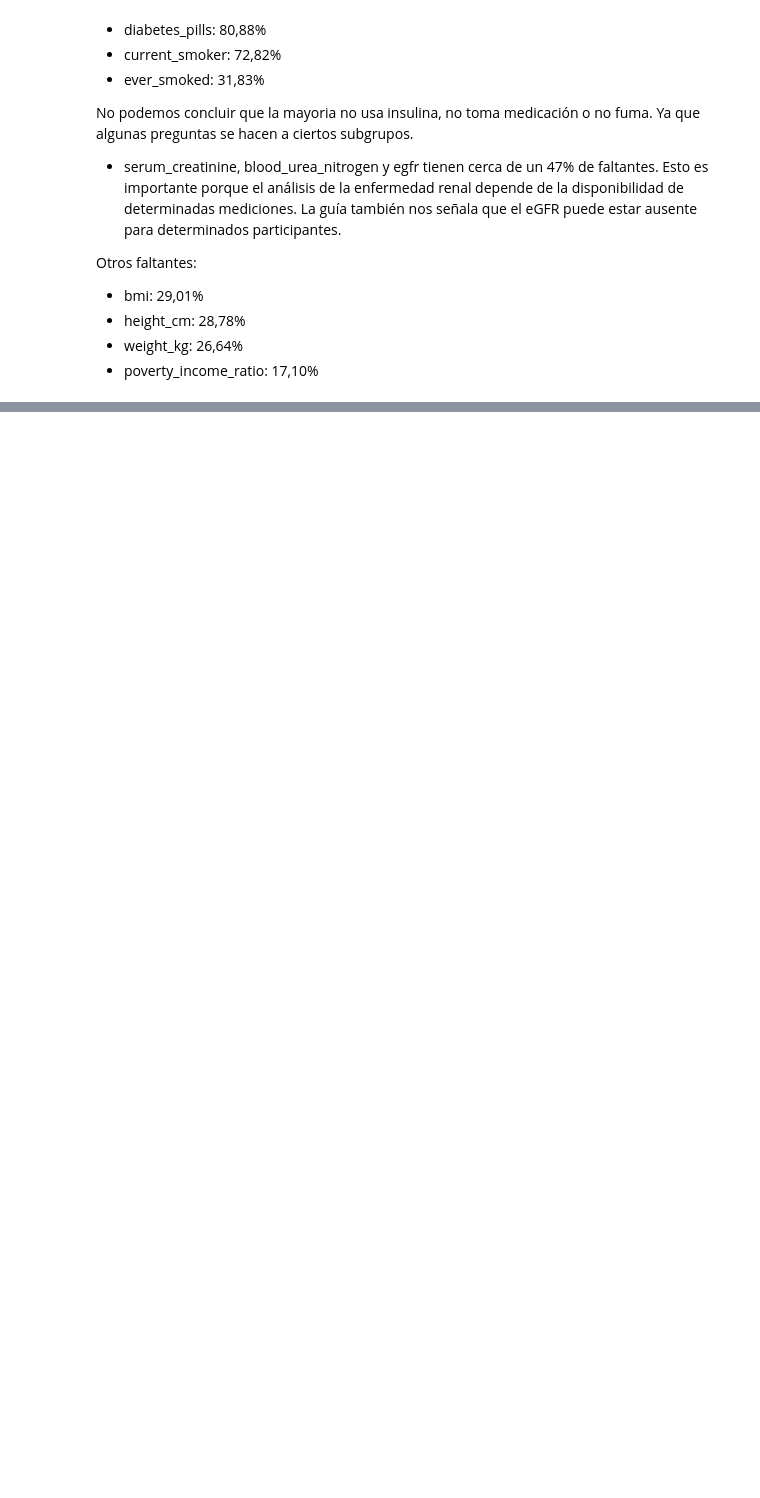
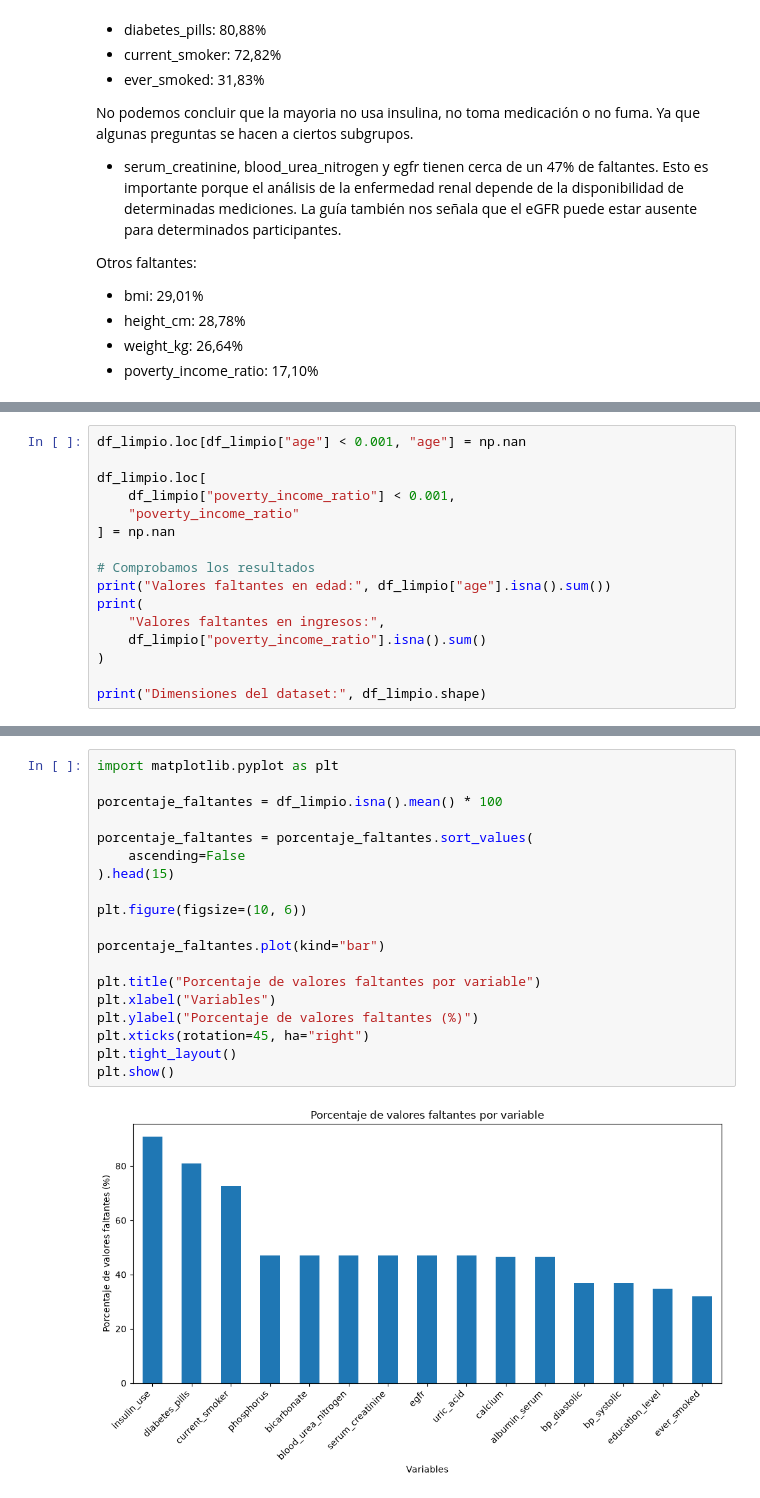
Before and after one commit to cnajurieta/TPEspecial-Fundamentos, a Jupyter notebook: TP_Especial_CKD_NHANES.ipynb, the cells around one changed output, grey strips where cells are left out. Drawn from its saved outputs; the diff is of its cells as text; blank space fills up the shorter version.

```diff
--- a/TP_Especial_CKD_NHANES.ipynb
+++ b/TP_Especial_CKD_NHANES.ipynb
@@ -515,0 +584,16 @@ Otros faltantes:
+# %%
+df_limpio.loc[df_limpio["age"] < 0.001, "age"] = np.nan
+
+df_limpio.loc[
+    df_limpio["poverty_income_ratio"] < 0.001,
+    "poverty_income_ratio"
+] = np.nan
+
+# Comprobamos los resultados
+print("Valores faltantes en edad:", df_limpio["age"].isna().sum())
+print(
+    "Valores faltantes en ingresos:",
+    df_limpio["poverty_income_ratio"].isna().sum()
+)
+
+print("Dimensiones del dataset:", df_limpio.shape)
@@ -515,0 +642,21 @@ Otros faltantes:
+# %%
+import matplotlib.pyplot as plt
+
+porcentaje_faltantes = df_limpio.isna().mean() * 100
+
+porcentaje_faltantes = porcentaje_faltantes.sort_values(
+    ascending=False
+).head(15)
+
+plt.figure(figsize=(10, 6))
+
+porcentaje_faltantes.plot(kind="bar")
+
+plt.title("Porcentaje de valores faltantes por variable")
+plt.xlabel("Variables")
+plt.ylabel("Porcentaje de valores faltantes (%)")
+plt.xticks(rotation=45, ha="right")
+plt.tight_layout()
+plt.show()
+# %% [output]
+[figure, added]
```
Also changed, not shown: parts of 35 cells of this notebook, 1 other file.
